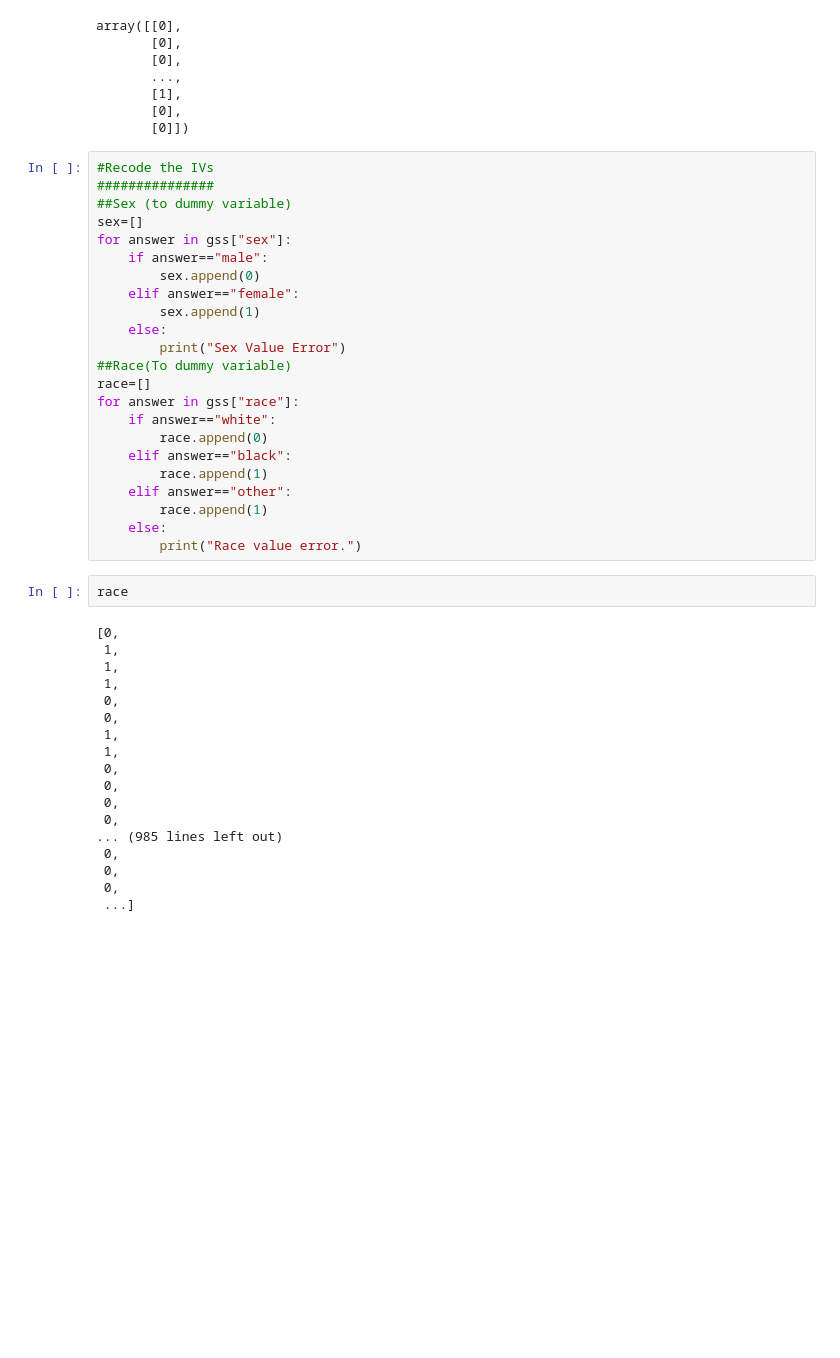
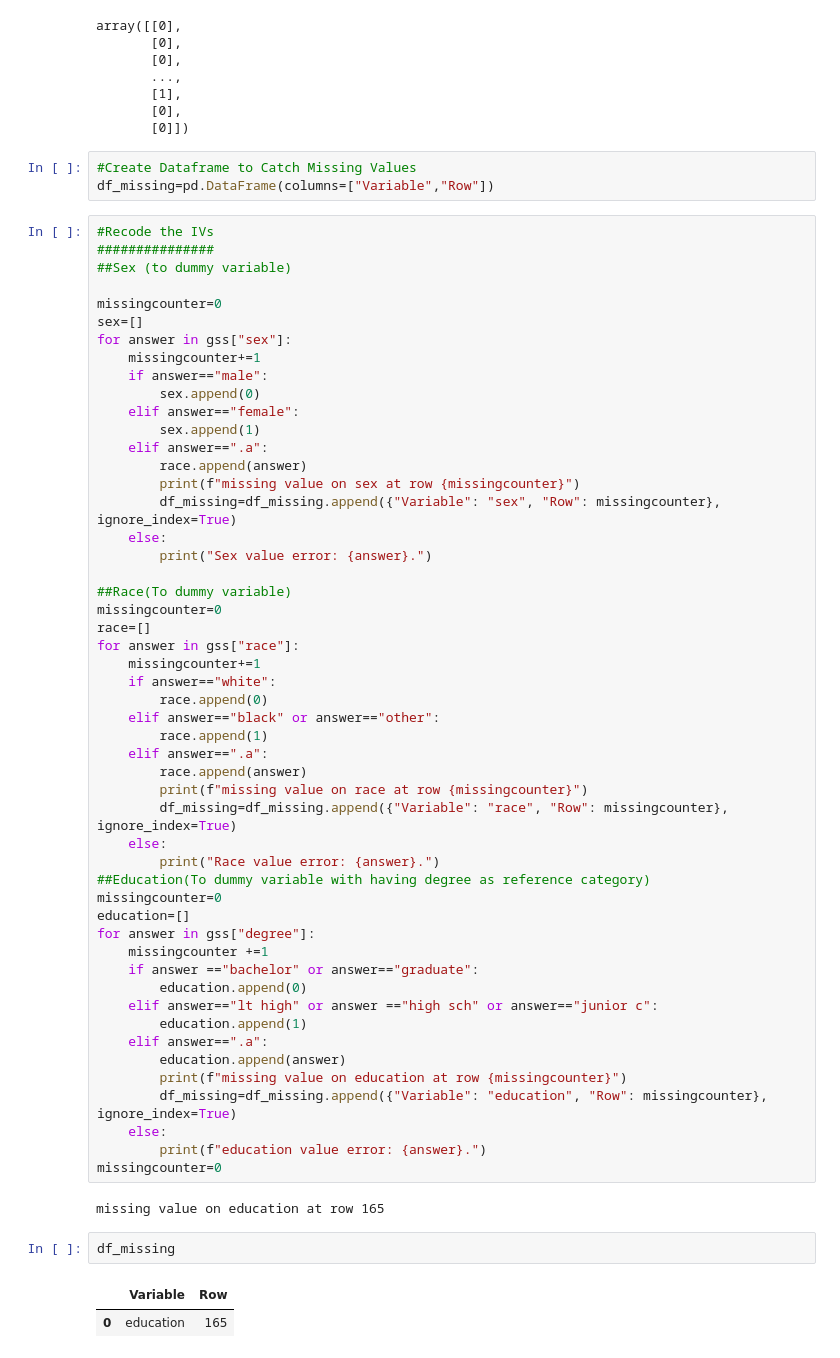
Before and after one commit to KathrynPanger/published_prayer_study, a Jupyter notebook: regression.ipynb, the cells around one changed output. Saved outputs shown, nothing was run; the diff lists cells and outputs as text; blank space fills up the shorter version.

Commit message:
created dataframe to catch missing values

```diff
--- a/regression.ipynb
+++ b/regression.ipynb
@@ -111,46 +127,64 @@ array([[0],
        [1],
        [0],
        [0]])
+# %%
+#Create Dataframe to Catch Missing Values
+df_missing=pd.DataFrame(columns=["Variable","Row"])
 # %%
 #Recode the IVs
 ###############
 ##Sex (to dummy variable)
+
+missingcounter=0
 sex=[]
 for answer in gss["sex"]:
+    missingcounter+=1
     if answer=="male":
         sex.append(0)
     elif answer=="female":
         sex.append(1)
+    elif answer==".a":
+        race.append(answer)
+        print(f"missing value on sex at row {missingcounter}")
+        df_missing=df_missing.append({"Variable": "sex", "Row": missingcounter}, ignore_index=True)
     else:
-        print("Sex Value Error")
+        print("Sex value error: {answer}.")
+
 ##Race(To dummy variable)
+missingcounter=0
 race=[]
 for answer in gss["race"]:
+    missingcounter+=1
     if answer=="white":
         race.append(0)
-    elif answer=="black":
+    elif answer=="black" or answer=="other":
         race.append(1)
-    elif answer=="other":
-        race.append(1)
+    elif answer==".a":
+        race.append(answer)
+        print(f"missing value on race at row {missingcounter}")
+        df_missing=df_missing.append({"Variable": "race", "Row": missingcounter}, ignore_index=True)
     else:
-        print("Race value error.")
+        print("Race value error: {answer}.")
+##Education(To dummy variable with having degree as reference category)
+missingcounter=0
+education=[]
+for answer in gss["degree"]:
+    missingcounter +=1
+    if answer =="bachelor" or answer=="graduate":
+        education.append(0)
+    elif answer=="lt high" or answer =="high sch" or answer=="junior c":
+        education.append(1)
+    elif answer==".a":
+        education.append(answer)
+        print(f"missing value on education at row {missingcounter}")
+        df_missing=df_missing.append({"Variable": "education", "Row": missingcounter}, ignore_index=True)
+    else:
+        print(f"education value error: {answer}.")
+missingcounter=0
+# %% [output]
+missing value on education at row 165
-# %%
-race
-# %% [output]
-[0,
- 1,
- 1,
- 1,
- 0,
- 0,
- 1,
- 1,
- 0,
- 0,
- 0,
- 0,
-... (985 lines left out)
- 0,
- 0,
- 0,
- ...]
+# %%
+df_missing
+# %% [output]
+|  | Variable | Row |
+| 0 | education | 165 |
```
Also changed, not shown: parts of 8 cells of this notebook.
